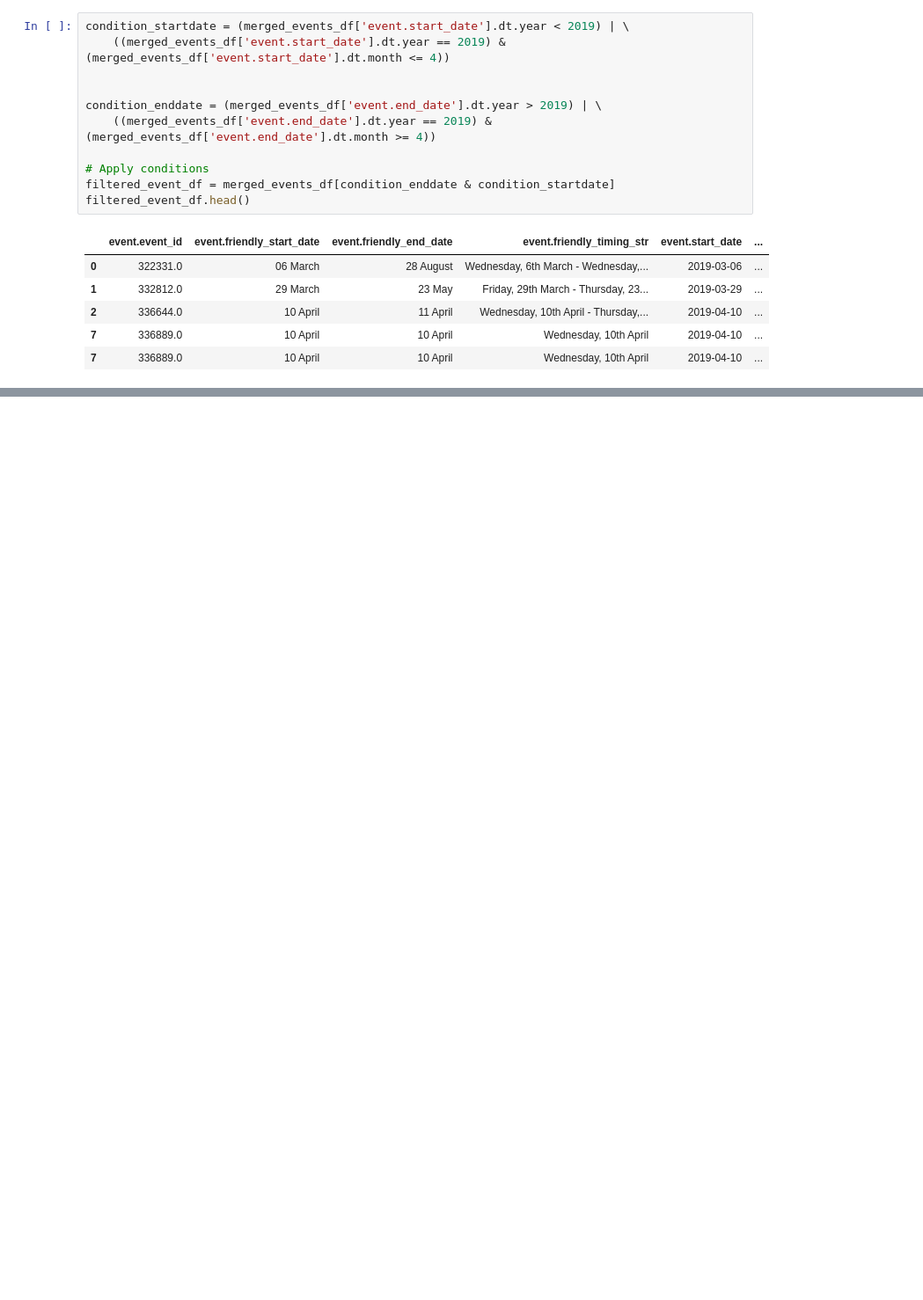
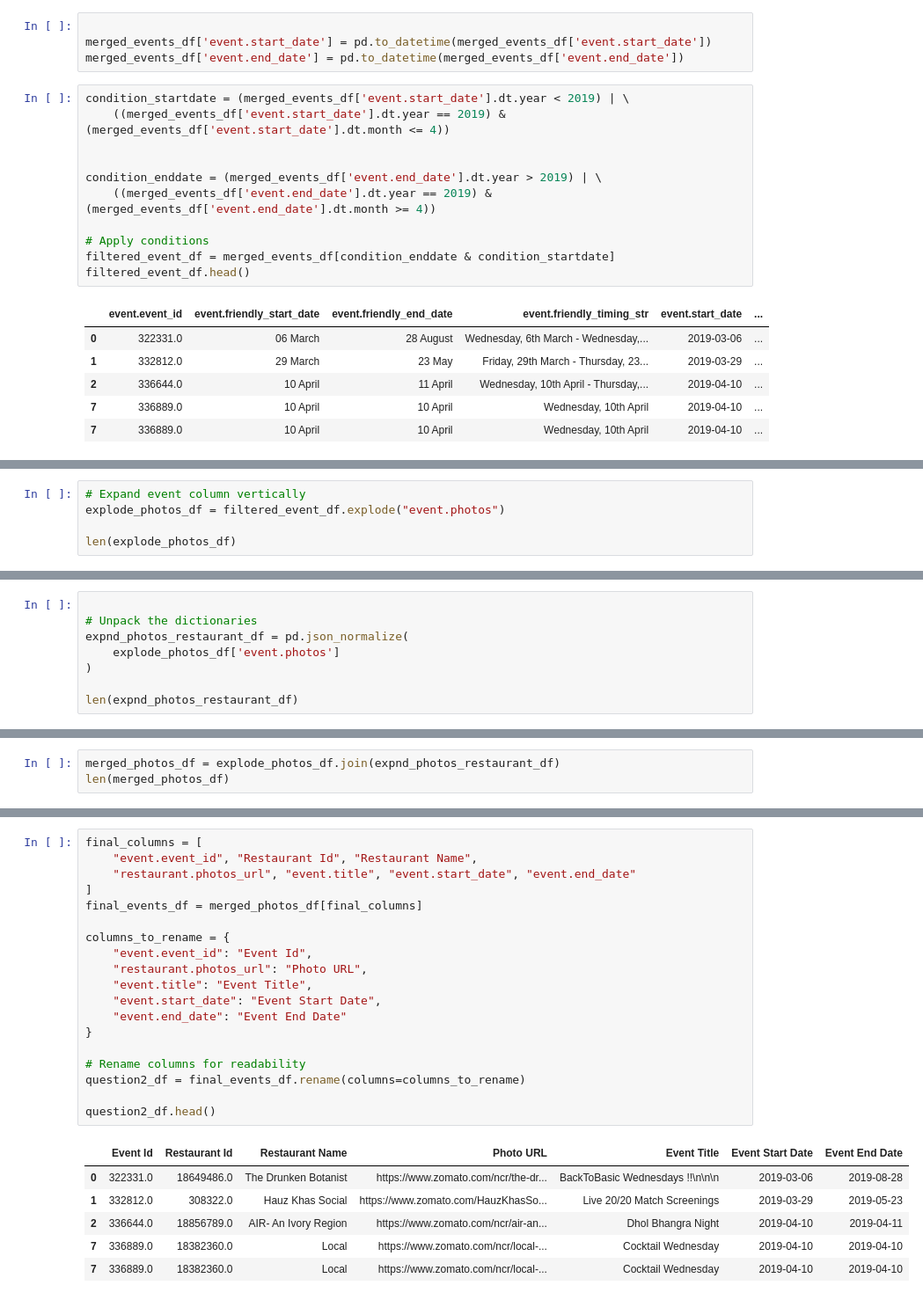
Before and after one commit to nestlecafe3in1/Govtech2025, a Jupyter notebook: EDA.ipynb, the cells around one changed output, grey strips where cells are left out. Shown at 88% size. Saved outputs shown, nothing was run; the diff lists cells and outputs as text; blank space fills up the shorter version.

```diff
--- a/EDA.ipynb
+++ b/EDA.ipynb
@@ -226,6 +210,10 @@ merged_events_df.head()
 | 2 | 336644.0 | 10 April | 11 April | Wednesday, 10th April - Thursday,... | 2019-04-10 | ... |
 | 3 | NaN | NaN | NaN | NaN | NaN | ... |
 | 4 | NaN | NaN | NaN | NaN | NaN | ... |
+# %%
+
+merged_events_df['event.start_date'] = pd.to_datetime(merged_events_df['event.start_date'])
+merged_events_df['event.end_date'] = pd.to_datetime(merged_events_df['event.end_date'])
 # %%
 condition_startdate = (merged_events_df['event.start_date'].dt.year < 2019) | \
     ((merged_events_df['event.start_date'].dt.year == 2019) & (merged_events_df['event.start_date'].dt.month <= 4))
@@ -246,0 +260,5 @@ filtered_event_df.head()
+# %%
+# Expand event column vertically
+explode_photos_df = filtered_event_df.explode("event.photos")
+
+len(explode_photos_df)
@@ -246,0 +276,8 @@ filtered_event_df.head()
+# %%
+
+# Unpack the dictionaries
+expnd_photos_restaurant_df = pd.json_normalize(
+    explode_photos_df['event.photos']
+)
+
+len(expnd_photos_restaurant_df)
@@ -246,0 +286,3 @@ filtered_event_df.head()
+# %%
+merged_photos_df = explode_photos_df.join(expnd_photos_restaurant_df)
+len(merged_photos_df)
@@ -246,0 +300,26 @@ filtered_event_df.head()
+# %%
+final_columns = [
+    "event.event_id", "Restaurant Id", "Restaurant Name",
+    "restaurant.photos_url", "event.title", "event.start_date", "event.end_date"
+]
+final_events_df = merged_photos_df[final_columns]
+
+columns_to_rename = {
+    "event.event_id": "Event Id",
+    "restaurant.photos_url": "Photo URL",
+    "event.title": "Event Title",
+    "event.start_date": "Event Start Date",
+    "event.end_date": "Event End Date"
+}
+
+# Rename columns for readability
+question2_df = final_events_df.rename(columns=columns_to_rename)
+
+question2_df.head()
+# %% [output]
+|  | Event Id | Restaurant Id | Restaurant Name | Photo URL | Event Title | Event Start Date | Event End Date |
+| 0 | 322331.0 | 18649486.0 | The Drunken Botanist | https://www.zomato.com/ncr/the-dr... | BackToBasic Wednesdays !!\n\n\n | 2019-03-06 | 2019-08-28 |
+| 1 | 332812.0 | 308322.0 | Hauz Khas Social | https://www.zomato.com/HauzKhasSo... | Live 20/20 Match Screenings | 2019-03-29 | 2019-05-23 |
+| 2 | 336644.0 | 18856789.0 | AIR- An Ivory Region | https://www.zomato.com/ncr/air-an... | Dhol Bhangra Night | 2019-04-10 | 2019-04-11 |
+| 7 | 336889.0 | 18382360.0 | Local | https://www.zomato.com/ncr/local-... | Cocktail Wednesday | 2019-04-10 | 2019-04-10 |
+| 7 | 336889.0 | 18382360.0 | Local | https://www.zomato.com/ncr/local-... | Cocktail Wednesday | 2019-04-10 | 2019-04-10 |
```
Also changed, not shown: parts of 10 cells of this notebook.
